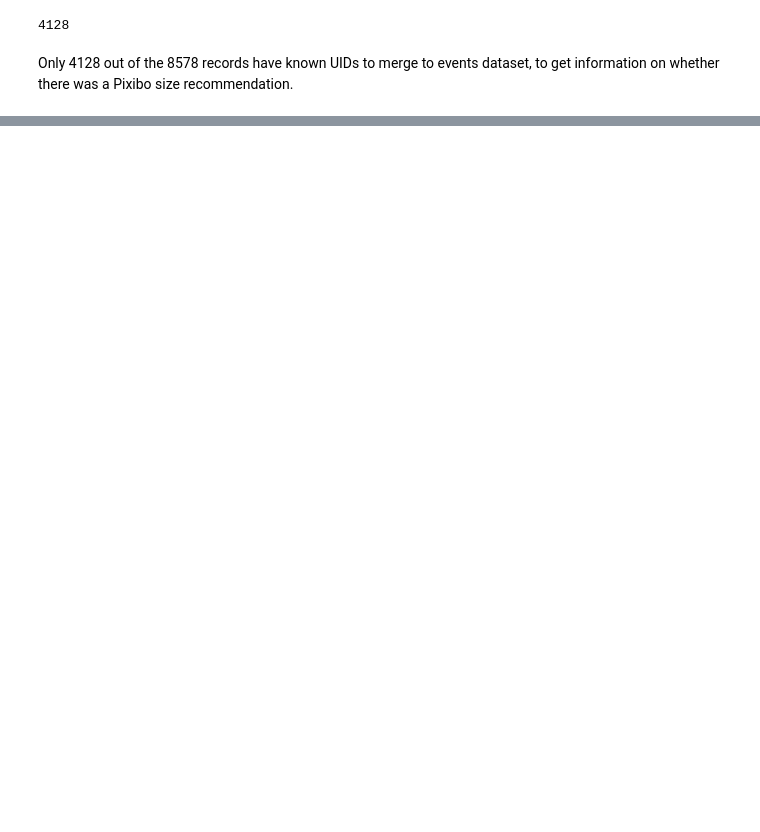
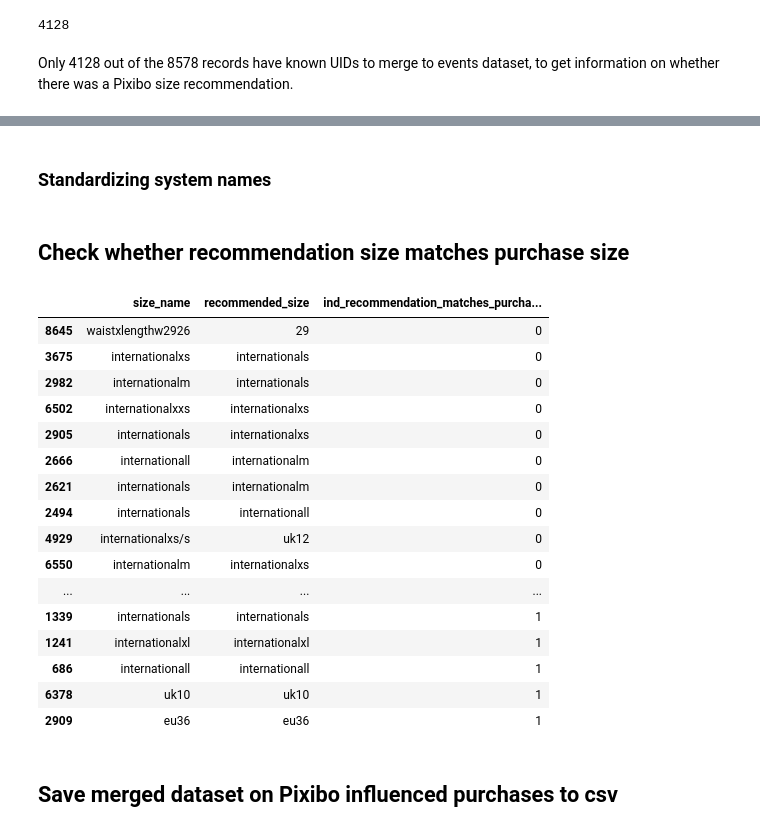
Before and after one commit to winstonchan1990/pixibo, a Jupyter notebook: src/main.ipynb, the cells around one changed output, grey strips where cells are left out. Cells and saved outputs as stored; diff of their text form; code cells hidden in the pictures; blank space fills up the shorter version.

```diff
--- a/src/main.ipynb
+++ b/src/main.ipynb
@@ -578,0 +752,4 @@ Only 4128 out of the 8578 records have known UIDs to merge to events dataset, to
+# %%
+DATA_CONVERSIONS_EXCHANGE_RETURNS = DATA_CONVERSIONS_EXCHANGE_RETURNS[
+    DATA_CONVERSIONS_EXCHANGE_RETURNS['ind_pixibo_recommendation'] == 1
+]
@@ -578,0 +799,46 @@ Only 4128 out of the 8578 records have known UIDs to merge to events dataset, to
+# %% [markdown]
+### Standardizing system names
+# %%
+DATA_CONVERSIONS_EXCHANGE_RETURNS['recommended_size'] = \
+DATA_CONVERSIONS_EXCHANGE_RETURNS['recommended_size'].apply(normalize_string)
+# %%
+## (Very) rudimentary string substitution to standardize system names
+DATA_CONVERSIONS_EXCHANGE_RETURNS['recommended_size'] = DATA_CONVERSIONS_EXCHANGE_RETURNS['recommended_size'].map(
+    lambda x: re.sub(string=x,pattern='^int',repl='international')
+)
+DATA_CONVERSIONS_EXCHANGE_RETURNS['recommended_size'] = DATA_CONVERSIONS_EXCHANGE_RETURNS['recommended_size'].map(
+    lambda x: re.sub(string=x,pattern='^au',repl='aus')
+)
+# %% [markdown]
+## Check whether recommendation size matches purchase size
+# %%
+DATA_CONVERSIONS_EXCHANGE_RETURNS['ind_recommendation_matches_purchase_size'] = [
+    int(r['size_name'] == r['recommended_size']) for r in DATA_CONVERSIONS_EXCHANGE_RETURNS.to_records()
+]
+# %%
+# sanity check
+DATA_CONVERSIONS_EXCHANGE_RETURNS[[
+    'size_name',
+    'recommended_size',
+    'ind_recommendation_matches_purchase_size'
+]].drop_duplicates(keep='first').sort_values('ind_recommendation_matches_purchase_size')
+# %% [output]
+|  | size_name | recommended_size | ind_recommendation_matches_purcha... |
+| 8645 | waistxlengthw2926 | 29 | 0 |
+| 3675 | internationalxs | internationals | 0 |
+| 2982 | internationalm | internationals | 0 |
+| 6502 | internationalxxs | internationalxs | 0 |
+| 2905 | internationals | internationalxs | 0 |
+| 2666 | internationall | internationalm | 0 |
+| 2621 | internationals | internationalm | 0 |
+| 2494 | internationals | internationall | 0 |
+| 4929 | internationalxs/s | uk12 | 0 |
+| 6550 | internationalm | internationalxs | 0 |
+| ... | ... | ... | ... |
+| 1339 | internationals | internationals | 1 |
+| 1241 | internationalxl | internationalxl | 1 |
+| 686 | internationall | internationall | 1 |
+| 6378 | uk10 | uk10 | 1 |
+| 2909 | eu36 | eu36 | 1 |
+# %% [markdown]
+## Save merged dataset on Pixibo influenced purchases to csv
```
Also changed, not shown: parts of 67 cells of this notebook, 3 other files.
